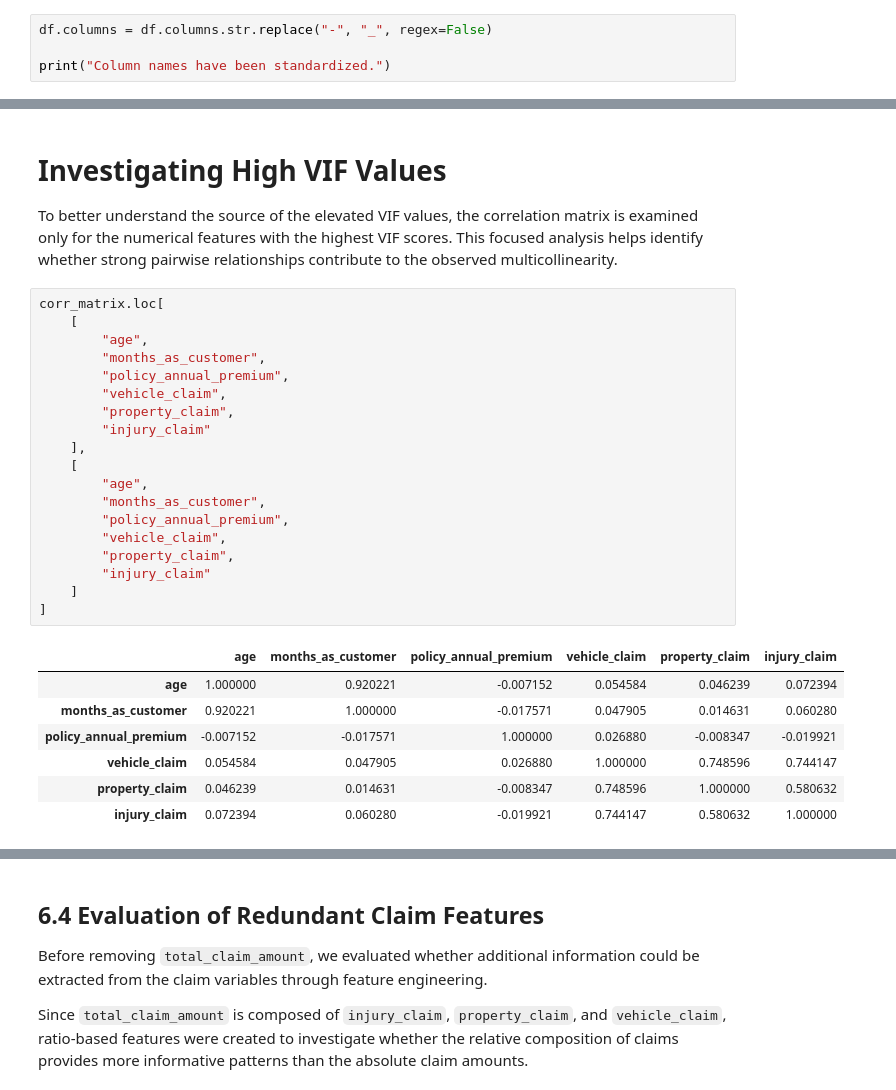
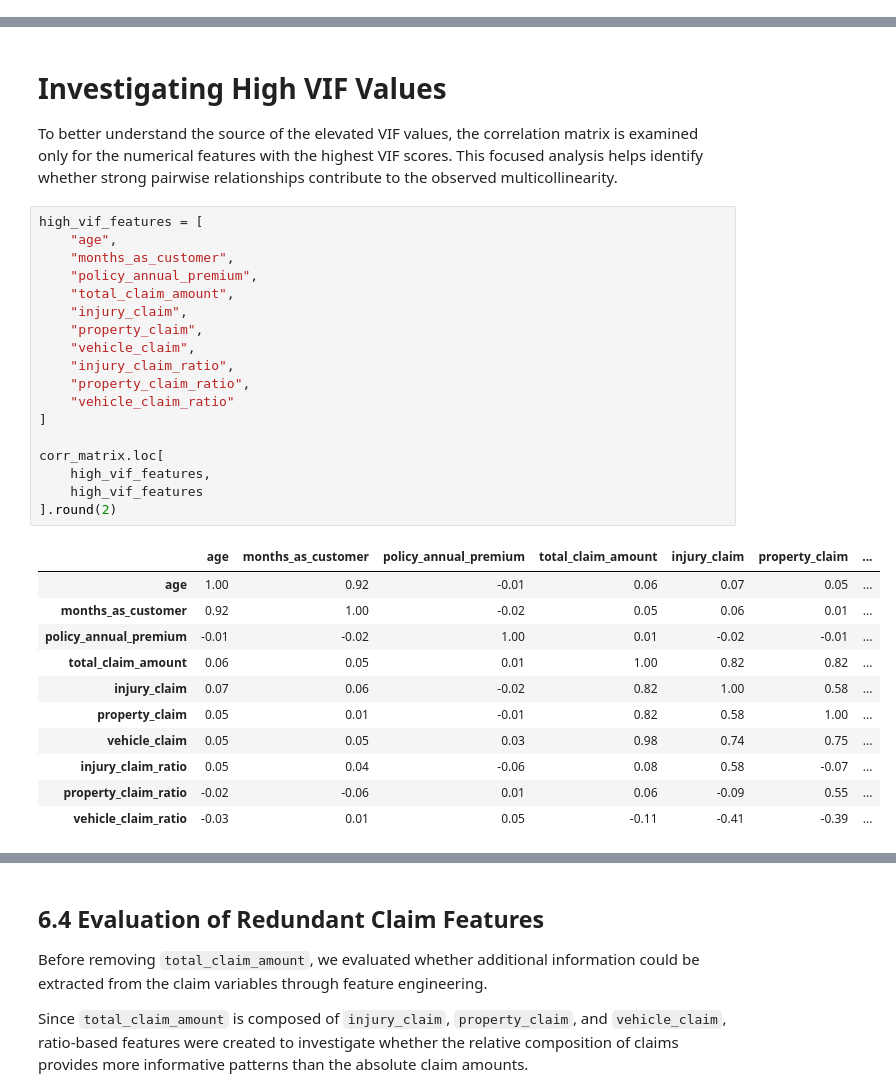
Before and after one commit to SevilFundaPolat/insurance-fraud-detection, a Jupyter notebook: notebooks/IC-an-Sevil.ipynb, the cells around one changed output, grey strips where cells are left out. Drawn from its saved outputs; the diff is of its cells as text.

```diff
--- a/notebooks/IC-an-Sevil.ipynb
+++ b/notebooks/IC-an-Sevil.ipynb
@@ -1136,7 +1090,3 @@ pd.Series(df.columns, name="Column Name")
 41           property_claim_ratio
 42            vehicle_claim_ratio
 Name: Column Name, dtype: object
-# %%
-df.columns = df.columns.str.replace("-", "_", regex=False)
-
-print("Column names have been standardized.")
@@ -1607,30 +1577,33 @@ While the correlation analysis identified only one highly correlated feature pai
 # Investigating High VIF Values
 To better understand the source of the elevated VIF values, the correlation matrix is examined only for the numerical features with the highest VIF scores. This focused analysis helps identify whether strong pairwise relationships contribute to the observed multicollinearity.
 # %%
+high_vif_features = [
+    "age",
+    "months_as_customer",
+    "policy_annual_premium",
+    "total_claim_amount",
+    "injury_claim",
+    "property_claim",
+    "vehicle_claim",
+    "injury_claim_ratio",
+    "property_claim_ratio",
+    "vehicle_claim_ratio"
+]
+
 corr_matrix.loc[
-    [
-        "age",
-        "months_as_customer",
-        "policy_annual_premium",
-        "vehicle_claim",
-        "property_claim",
-        "injury_claim"
-    ],
-    [
-        "age",
-        "months_as_customer",
-        "policy_annual_premium",
-        "vehicle_claim",
-        "property_claim",
-        "injury_claim"
-    ]
-]
+    high_vif_features,
+    high_vif_features
+].round(2)
 # %% [output]
-|  | age | months_as_customer | policy_annual_premium | vehicle_claim | property_claim | injury_claim |
-| age | 1.000000 | 0.920221 | -0.007152 | 0.054584 | 0.046239 | 0.072394 |
-| months_as_customer | 0.920221 | 1.000000 | -0.017571 | 0.047905 | 0.014631 | 0.060280 |
-| policy_annual_premium | -0.007152 | -0.017571 | 1.000000 | 0.026880 | -0.008347 | -0.019921 |
-| vehicle_claim | 0.054584 | 0.047905 | 0.026880 | 1.000000 | 0.748596 | 0.744147 |
-| property_claim | 0.046239 | 0.014631 | -0.008347 | 0.748596 | 1.000000 | 0.580632 |
-| injury_claim | 0.072394 | 0.060280 | -0.019921 | 0.744147 | 0.580632 | 1.000000 |
+|  | age | months_as_customer | policy_annual_premium | total_claim_amount | injury_claim | property_claim | ... |
+| age | 1.00 | 0.92 | -0.01 | 0.06 | 0.07 | 0.05 | ... |
+| months_as_customer | 0.92 | 1.00 | -0.02 | 0.05 | 0.06 | 0.01 | ... |
+| policy_annual_premium | -0.01 | -0.02 | 1.00 | 0.01 | -0.02 | -0.01 | ... |
+| total_claim_amount | 0.06 | 0.05 | 0.01 | 1.00 | 0.82 | 0.82 | ... |
+| injury_claim | 0.07 | 0.06 | -0.02 | 0.82 | 1.00 | 0.58 | ... |
+| property_claim | 0.05 | 0.01 | -0.01 | 0.82 | 0.58 | 1.00 | ... |
+| vehicle_claim | 0.05 | 0.05 | 0.03 | 0.98 | 0.74 | 0.75 | ... |
+| injury_claim_ratio | 0.05 | 0.04 | -0.06 | 0.08 | 0.58 | -0.07 | ... |
+| property_claim_ratio | -0.02 | -0.06 | 0.01 | 0.06 | -0.09 | 0.55 | ... |
+| vehicle_claim_ratio | -0.03 | 0.01 | 0.05 | -0.11 | -0.41 | -0.39 | ... |
 # %% [markdown]
```
Also changed, not shown: parts of 120 cells of this notebook.
